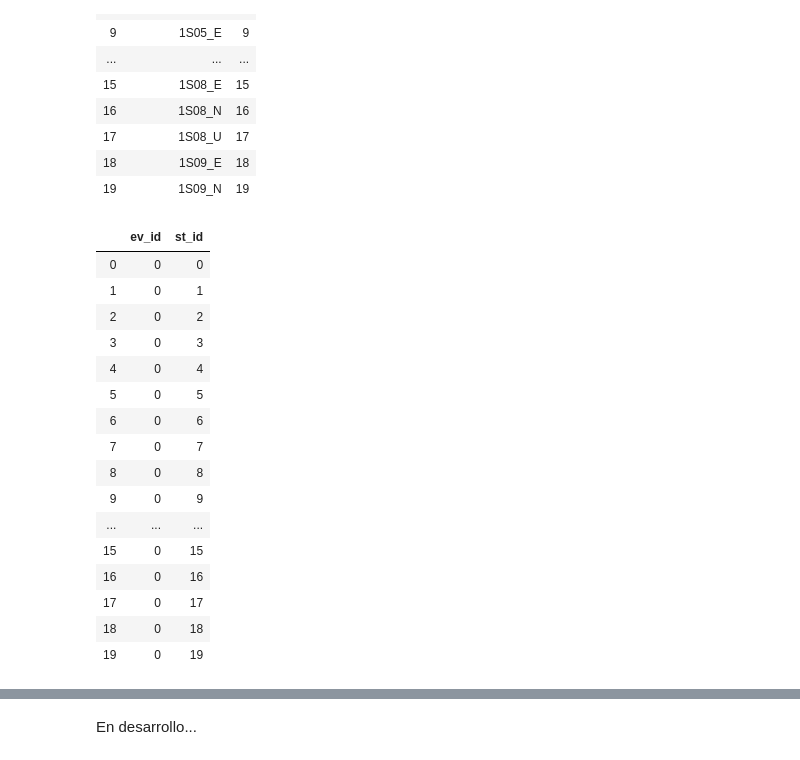
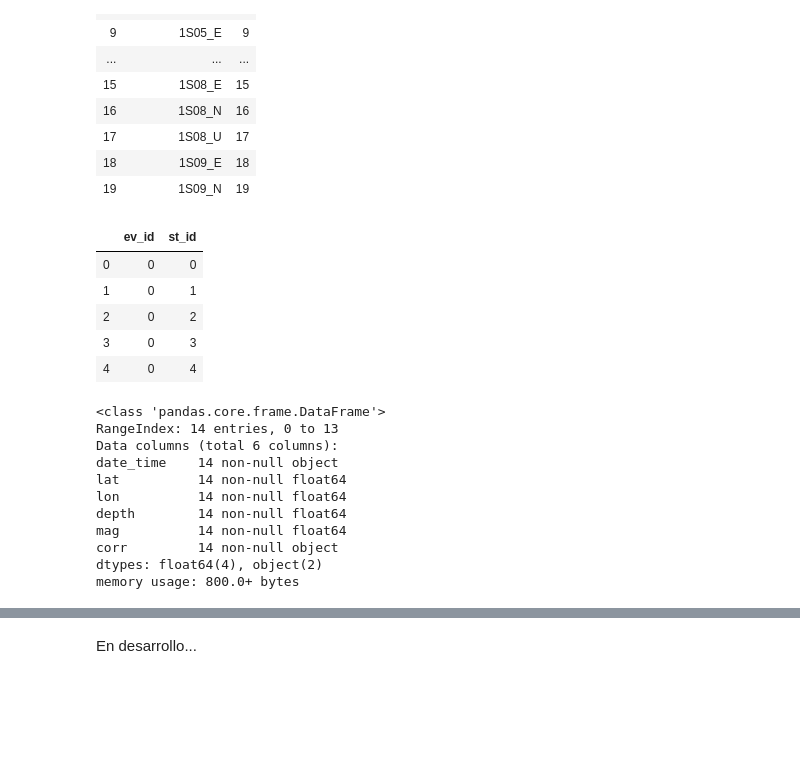
Before and after one commit to CoolingBroski/Mecanismos-Focales-Brecha-Guerrero, a Jupyter notebook: Preprocessing.ipynb, the cells around one changed output, grey strips where cells are left out. Drawn from its saved outputs; the diff is of its cells as text; code cells hidden in the pictures; blank space fills up the shorter version.

```diff
--- a/Preprocessing.ipynb
+++ b/Preprocessing.ipynb
@@ -158,22 +187,11 @@ st_df.head(20)
 | 18 | 1S09_E | 18 |
 | 19 | 1S09_N | 19 |
 # %%
-ev_st_df.head(20)
+ev_st_df.head()
 # %% [output]
 |  | ev_id | st_id |
 | 0 | 0 | 0 |
 | 1 | 0 | 1 |
 | 2 | 0 | 2 |
 | 3 | 0 | 3 |
 | 4 | 0 | 4 |
-| 5 | 0 | 5 |
-| 6 | 0 | 6 |
-| 7 | 0 | 7 |
-| 8 | 0 | 8 |
-| 9 | 0 | 9 |
-| ... | ... | ... |
-| 15 | 0 | 15 |
-| 16 | 0 | 16 |
-| 17 | 0 | 17 |
-| 18 | 0 | 18 |
-| 19 | 0 | 19 |
@@ -183,0 +198,14 @@ ev_st_df.head(20)
+# %%
+df_catalog.info()
+# %% [output]
+<class 'pandas.core.frame.DataFrame'>
+RangeIndex: 14 entries, 0 to 13
+Data columns (total 6 columns):
+date_time    14 non-null object
+lat          14 non-null float64
+lon          14 non-null float64
+depth        14 non-null float64
+mag          14 non-null float64
+corr         14 non-null object
+dtypes: float64(4), object(2)
+memory usage: 800.0+ bytes
```
Also changed, not shown: parts of 11 cells of this notebook, 1 other file.
